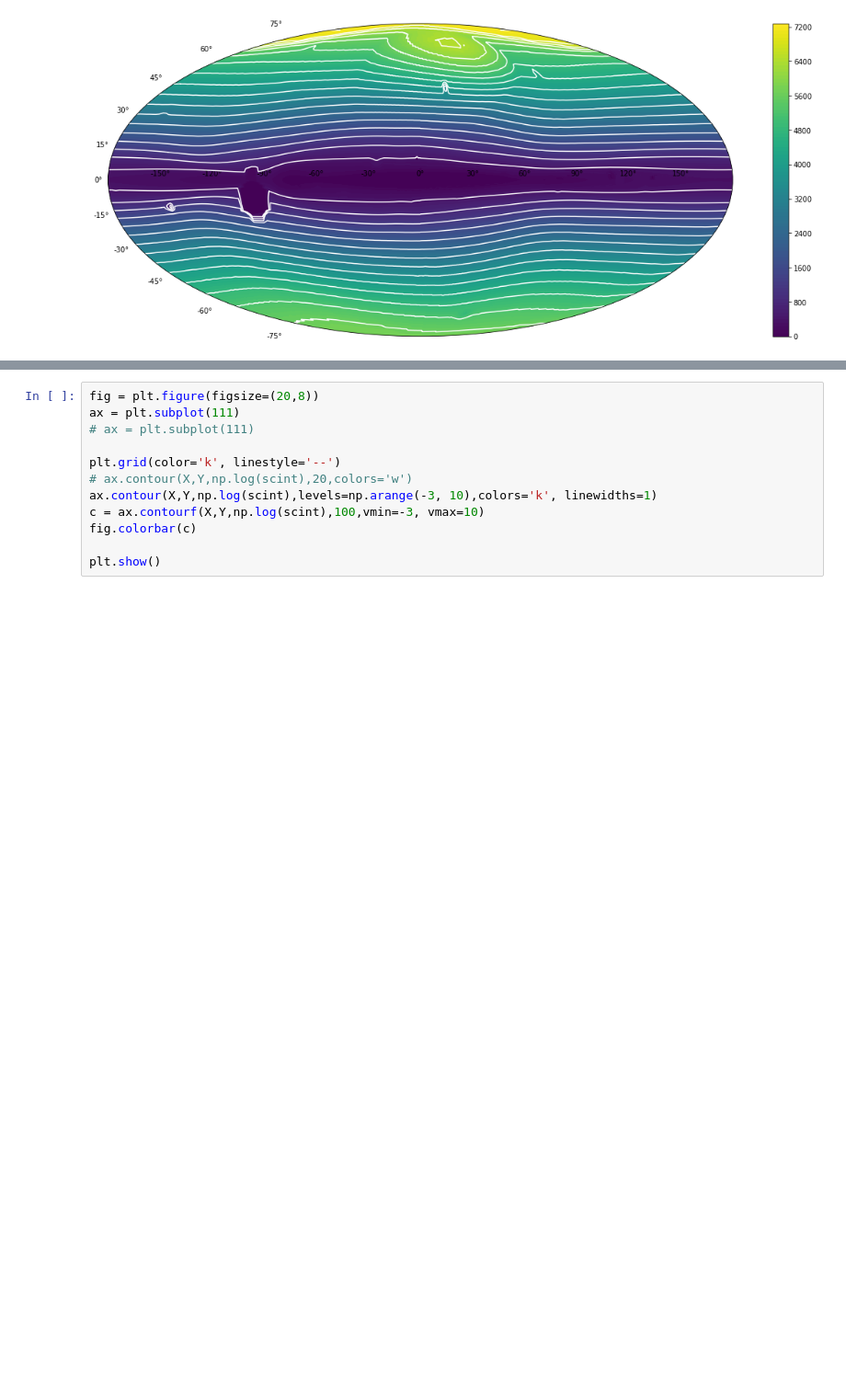
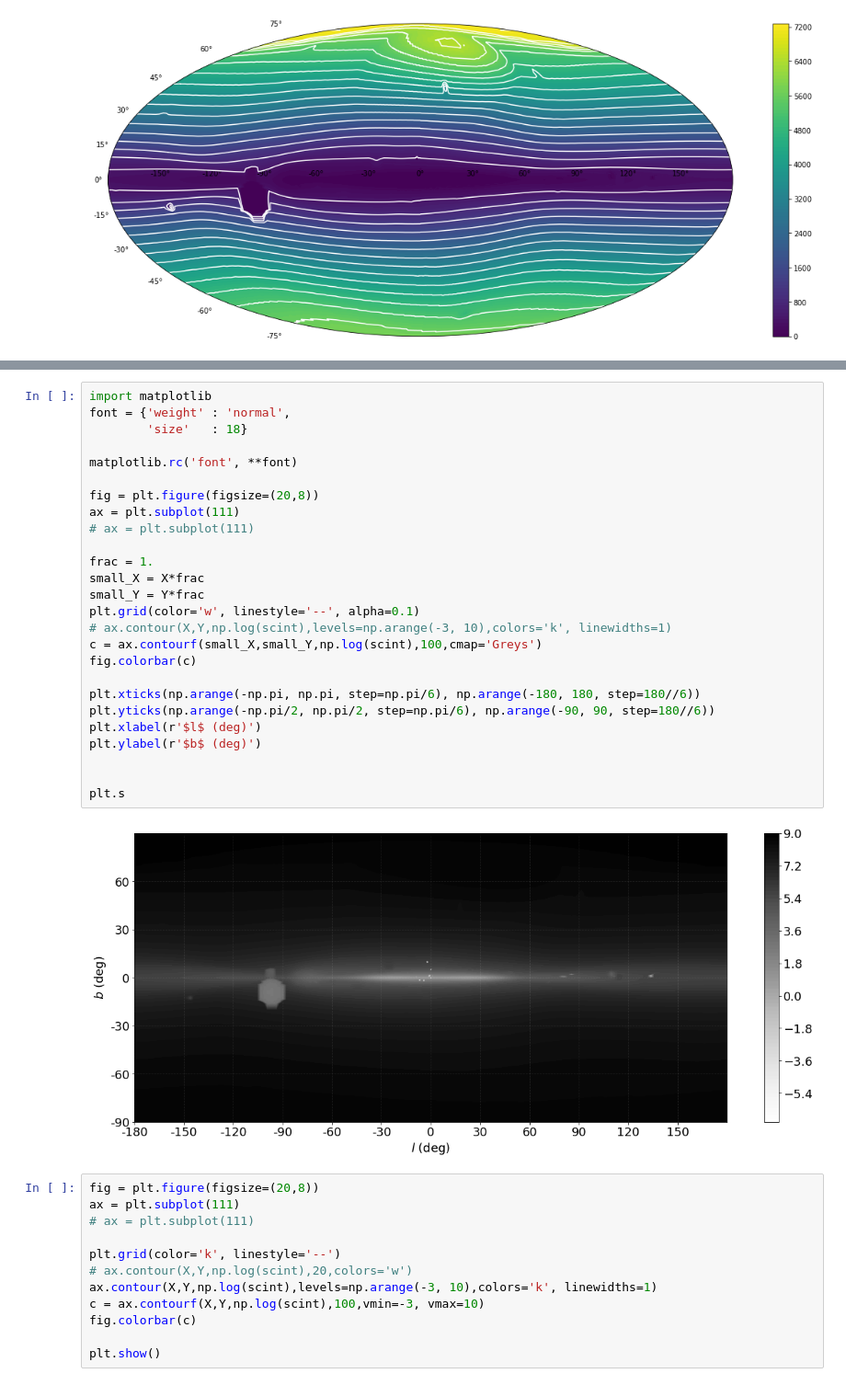
Before and after one commit to bbrzycki/scintillation_map, a Jupyter notebook: scintillation_map.ipynb, the cells around one changed output, grey strips where cells are left out. Shown at 92% size. Cells and saved outputs as stored; diff of their text form; blank space fills up the shorter version.

```diff
--- a/scintillation_map.ipynb
+++ b/scintillation_map.ipynb
@@ -368,3 +372,31 @@ plt.show()
+# %%
+import matplotlib
+font = {'weight' : 'normal',
+        'size'   : 18}
+
+matplotlib.rc('font', **font)
+
+fig = plt.figure(figsize=(20,8))
+ax = plt.subplot(111)
+# ax = plt.subplot(111)
+
+frac = 1.
+small_X = X*frac
+small_Y = Y*frac
+plt.grid(color='w', linestyle='--', alpha=0.1)
+# ax.contour(X,Y,np.log(scint),levels=np.arange(-3, 10),colors='k', linewidths=1)
+c = ax.contourf(small_X,small_Y,np.log(scint),100,cmap='Greys')
+fig.colorbar(c)
+
+plt.xticks(np.arange(-np.pi, np.pi, step=np.pi/6), np.arange(-180, 180, step=180//6))
+plt.yticks(np.arange(-np.pi/2, np.pi/2, step=np.pi/6), np.arange(-90, 90, step=180//6))
+plt.xlabel(r'$l$ (deg)')
+plt.ylabel(r'$b$ (deg)')
+
+
+plt.s
+# %% [output]
+[figure, added]
 # %%
 fig = plt.figure(figsize=(20,8))
 ax = plt.subplot(111)
```
Also changed, not shown: parts of 2 cells of this notebook, 1 other file.
